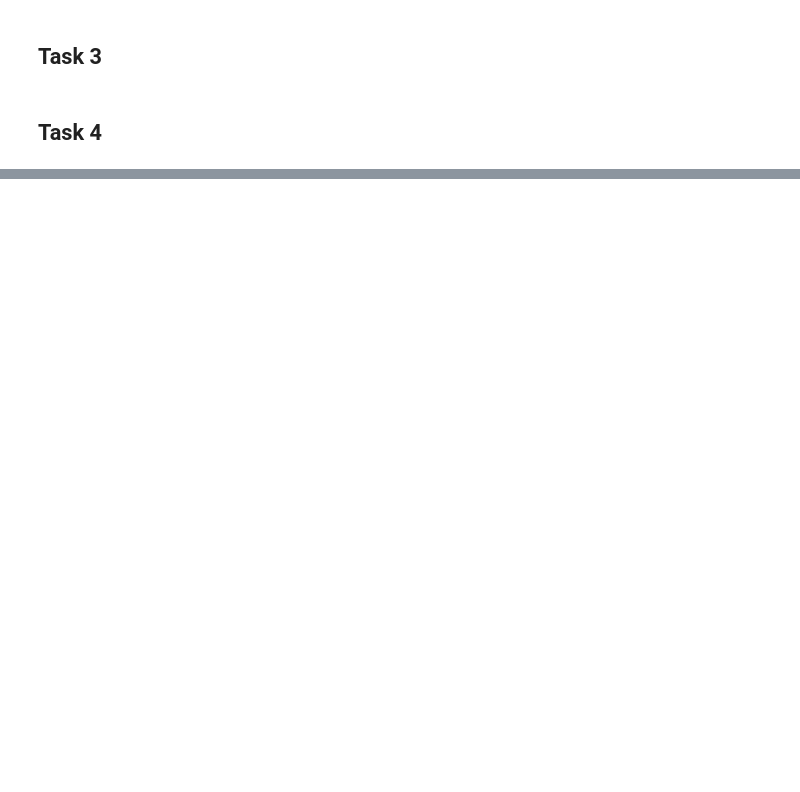
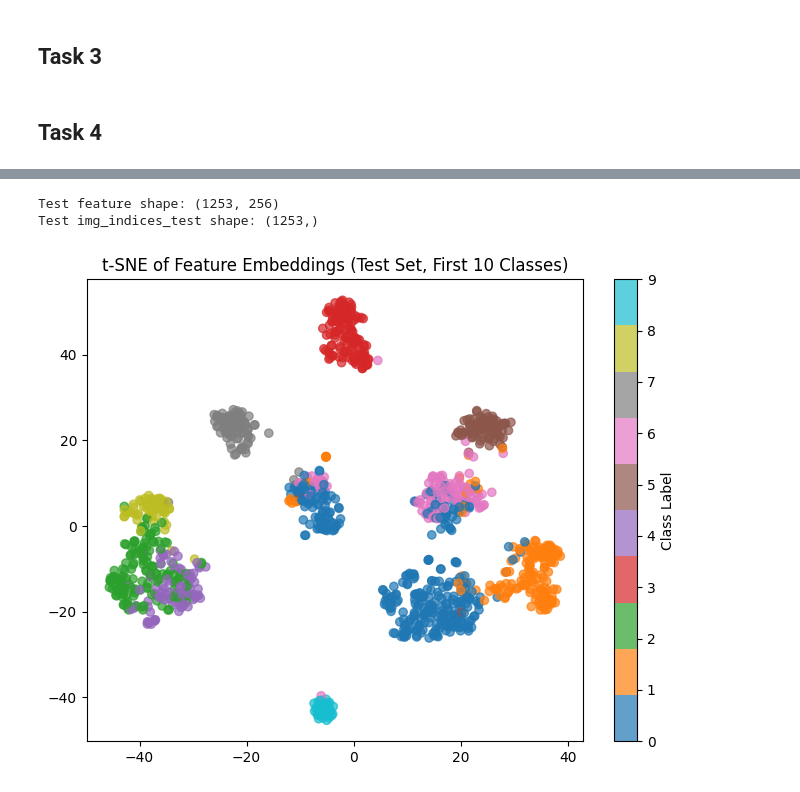
Before and after one commit to Aniket-Mishra/2AMM15_Deep_Learning, a Jupyter notebook: Assighment_1/ass1_skeleton.ipynb, the cells around one changed output, grey strips where cells are left out. Saved outputs shown, nothing was run; the diff lists cells and outputs as text; code cells hidden in the pictures; blank space fills up the shorter version.

```diff
--- a/Assighment_1/ass1_skeleton.ipynb
+++ b/Assighment_1/ass1_skeleton.ipynb
@@ -736,0 +812,42 @@ Saved model to resnetcnn2_task2_scenario_4.pth
+# %%
+features_test = []
+labels_test = []
+img_indices_test = []
+
+with torch.no_grad():
+    curr_idx = 0
+    for images, lbls in test_loader:
+        mask = (lbls < 10)
+        if not mask.any():
+            curr_idx += len(lbls)
+            continue
+        images = images[mask].to(device)
+        lbls = lbls[mask]
+        if len(lbls) == 0:
+            curr_idx += len(lbls)
+            continue
+        emb = model.get_embeddings(images)
+        features_test.append(emb.cpu().numpy())
+        labels_test.append(lbls.cpu().numpy())
+        # Track dataset indices for this batch
+        img_indices_test.extend(range(curr_idx, curr_idx + len(lbls)))
+        curr_idx += len(lbls)
+
+features_test = np.concatenate(features_test)
+labels_test = np.concatenate(labels_test)
+img_indices_test = np.array(img_indices_test)
+print("Test feature shape:", features_test.shape)
+print("Test img_indices_test shape:", img_indices_test.shape)
+# %% [output]
+Test feature shape: (1253, 256)
+Test img_indices_test shape: (1253,)
+# %%
+X_embedded_test = TSNE(n_components=2, random_state=42).fit_transform(features_test)
+
+plt.figure(figsize=(8, 6))
+scatter = plt.scatter(X_embedded_test[:, 0], X_embedded_test[:, 1], c=labels_test, cmap='tab10', alpha=0.7)
+plt.colorbar(scatter, ticks=range(10), label='Class Label')
+plt.title('t-SNE of Feature Embeddings (Test Set, First 10 Classes)')
+plt.show()
+# %% [output]
+[figure, added]
```
Also changed, not shown: parts of 28 cells of this notebook, 1 other file.
